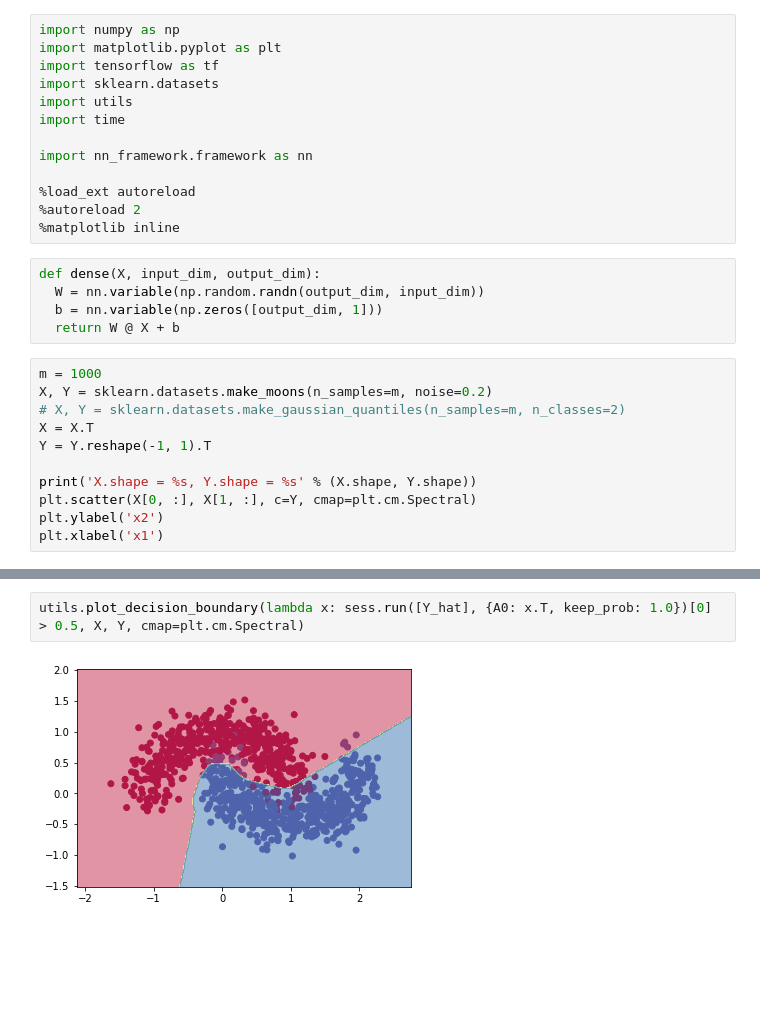
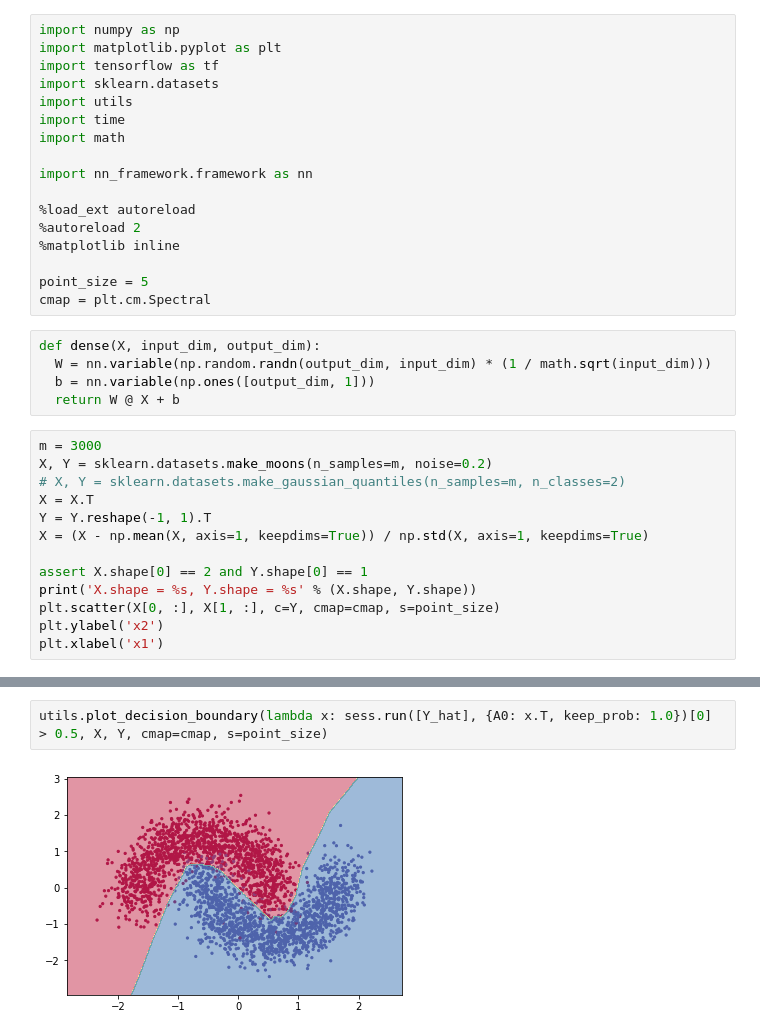
Before and after one commit to v-shmyhlo/machine-learning-playground, a Jupyter notebook: neural_network_framework_v2.ipynb, the cells around one changed output, grey strips where cells are left out. Saved outputs shown, nothing was run; the diff lists cells and outputs as text; blank space fills up the shorter version.

```diff
--- a/neural_network_framework_v2.ipynb
+++ b/neural_network_framework_v2.ipynb
@@ -12,26 +10,32 @@ import tensorflow as tf
 import sklearn.datasets
 import utils
 import time
+import math
 
 import nn_framework.framework as nn
 
 %load_ext autoreload
 %autoreload 2
 %matplotlib inline
+
+point_size = 5
+cmap = plt.cm.Spectral
 # %%
 def dense(X, input_dim, output_dim):
-  W = nn.variable(np.random.randn(output_dim, input_dim))
-  b = nn.variable(np.zeros([output_dim, 1]))
+  W = nn.variable(np.random.randn(output_dim, input_dim) * (1 / math.sqrt(input_dim)))
+  b = nn.variable(np.ones([output_dim, 1]))
   return W @ X + b
 # %%
-m = 1000
+m = 3000
 X, Y = sklearn.datasets.make_moons(n_samples=m, noise=0.2)
 # X, Y = sklearn.datasets.make_gaussian_quantiles(n_samples=m, n_classes=2)
 X = X.T
 Y = Y.reshape(-1, 1).T
+X = (X - np.mean(X, axis=1, keepdims=True)) / np.std(X, axis=1, keepdims=True)
 
+assert X.shape[0] == 2 and Y.shape[0] == 1
 print('X.shape = %s, Y.shape = %s' % (X.shape, Y.shape))
-plt.scatter(X[0, :], X[1, :], c=Y, cmap=plt.cm.Spectral)
+plt.scatter(X[0, :], X[1, :], c=Y, cmap=cmap, s=point_size)
 plt.ylabel('x2')
 plt.xlabel('x1')
 # %% [output]
@@ -151,4 +174,4 @@ step: 800, loss: 0.176391, accuracy: 93.9
 # %%
-utils.plot_decision_boundary(lambda x: sess.run([Y_hat], {A0: x.T, keep_prob: 1.0})[0] > 0.5, X, Y, cmap=plt.cm.Spectral)
+utils.plot_decision_boundary(lambda x: sess.run([Y_hat], {A0: x.T, keep_prob: 1.0})[0] > 0.5, X, Y, cmap=cmap, s=point_size)
 # %% [output]
-[figure, old version]
+[figure, new version]
```
Also changed, not shown: parts of 5 cells of this notebook, 6 other files.
